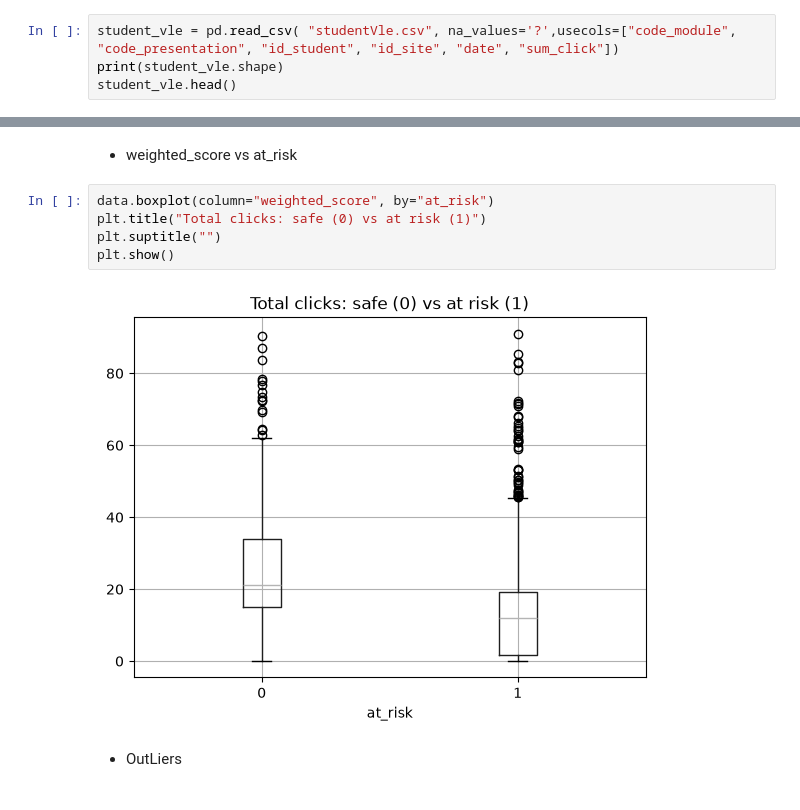
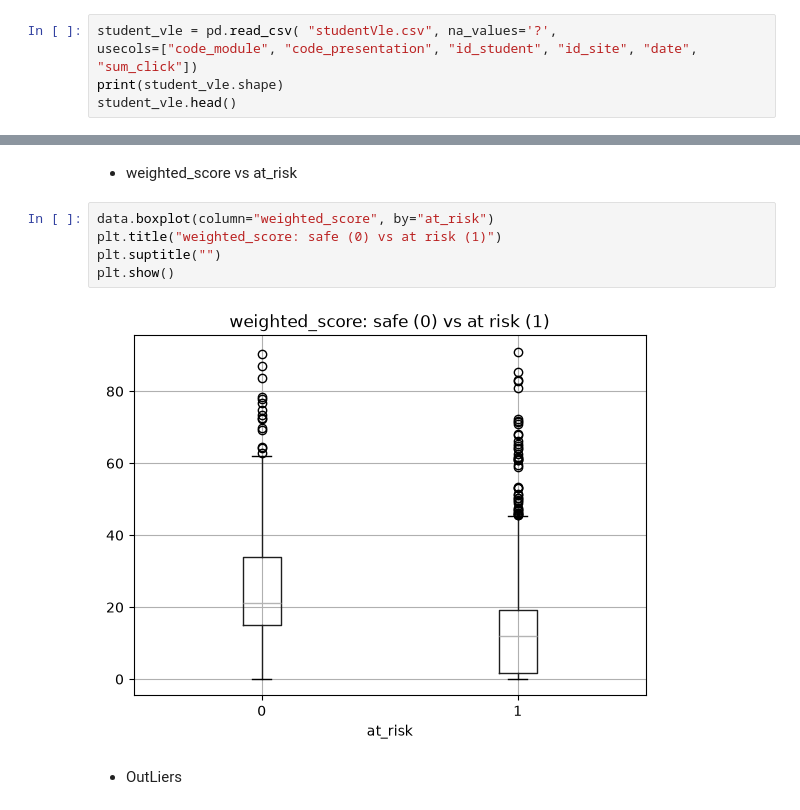
Before and after one commit to harkeshsingh0305/class-sphere, a Jupyter notebook: Student Performance Prediction/Original_1.ipynb, the cells around one changed output, grey strips where cells are left out. Cells and saved outputs as stored; diff of their text form.

```diff
--- a/Student Performance Prediction/Original.ipynb
+++ b/Student Performance Prediction/Original_1.ipynb
@@ -48,7 +49,8 @@ student_assessment.head()
 | 3 | 1752 | 32885 | 26 | 0 | 69.0 |
 | 4 | 1752 | 38053 | 19 | 0 | 79.0 |
 # %%
-student_vle = pd.read_csv( "studentVle.csv", na_values='?',usecols=["code_module", "code_presentation", "id_student", "id_site", "date", "sum_click"])
+student_vle = pd.read_csv( "studentVle.csv", na_values='?',
+usecols=["code_module", "code_presentation", "id_student", "id_site", "date", "sum_click"])
 print(student_vle.shape)
 student_vle.head()
 # %% [output]
@@ -655,11 +696,11 @@ plt.show()
 - weighted_score vs at_risk
 # %%
 data.boxplot(column="weighted_score", by="at_risk")
-plt.title("Total clicks: safe (0) vs at risk (1)")
+plt.title("weighted_score: safe (0) vs at risk (1)")
 plt.suptitle("")
 plt.show()
 # %% [output]
-[figure, old version]
+[figure, new version]
 # %% [markdown]
 - OutLiers
 # %%
```
Also changed, not shown: parts of 68 cells of this notebook, 6 other files.
